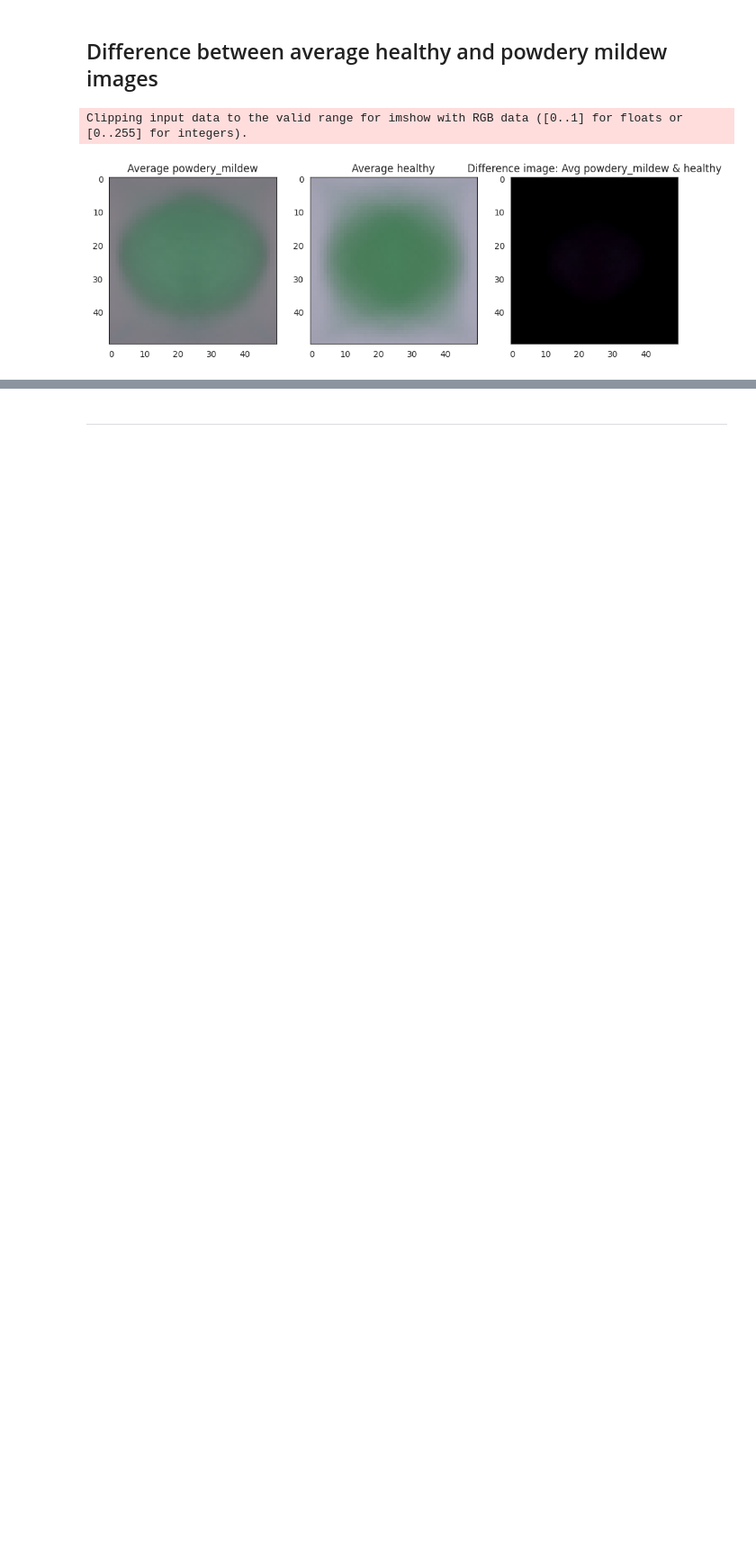
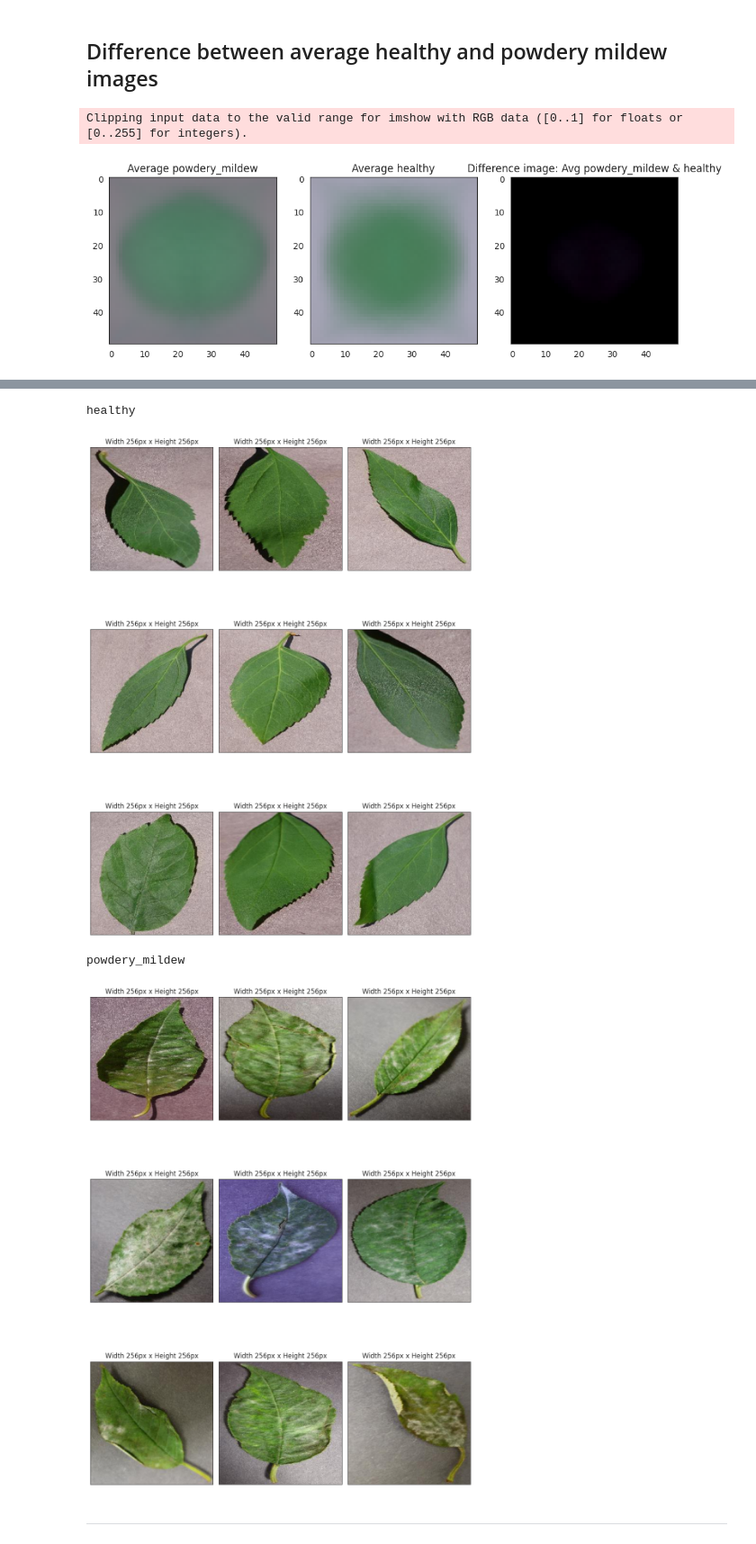
Before and after one commit to idamariasofie/mildew-detection, a Jupyter notebook: jupyter_notebooks/DataVisualization.ipynb, the cells around one changed output, grey strips where cells are left out. Shown at 90% size. Cells and saved outputs as stored; diff of their text form; code cells hidden in the pictures; blank space fills up the shorter version.

Commit message:
create image_montage

```diff
--- a/jupyter_notebooks/DataVisualization.ipynb
+++ b/jupyter_notebooks/DataVisualization.ipynb
@@ -320,2 +322,62 @@ Clipping input data to the valid range for imshow with RGB data ([0..1] for floa
+# %%
+def image_montage(train_df, label_to_display, nrows, ncols, figsize=(15, 10)):
+    """
+    Create a montage of images for a specified label from the train DataFrame.
+
+    Parameters:
+        train_df (pd.DataFrame): DataFrame containing image paths and labels.
+        label_to_display (str): The label for which to create the montage.
+        nrows (int): Number of rows in the montage grid.
+        ncols (int): Number of columns in the montage grid.
+        figsize (tuple, optional): Size of the figure. Defaults to (15, 10).
+
+    Returns:
+        None
+    """
+    # Filter train_df for the specified label
+    images_list = train_df[train_df['label'] == label_to_display]['file'].tolist()
+
+    # Check if there are enough images for the montage
+    if nrows * ncols < len(images_list):
+        img_idx = random.sample(images_list, nrows * ncols)
+    else:
+        print(
+            f"Decrease nrows or ncols to create your montage. \n"
+            f"There are {len(images_list)} in your subset. "
+            f"You requested a montage with {nrows * ncols} spaces")
+        return
+
+    # Create a list of axes indices based on nrows and ncols
+    list_rows = range(0, nrows)
+    list_cols = range(0, ncols)
+    plot_idx = list(itertools.product(list_rows, list_cols))
+
+    # Create a Figure and display images
+    fig, axes = plt.subplots(nrows=nrows, ncols=ncols, figsize=figsize)
+    for x in range(0, nrows * ncols):
+        img = imread(img_idx[x])
+        img_shape = img.shape
+        axes[plot_idx[x][0], plot_idx[x][1]].imshow(img)
+        axes[plot_idx[x][0], plot_idx[x][1]].set_title(
+            f"Width {img_shape[1]}px x Height {img_shape[0]}px")
+        axes[plot_idx[x][0], plot_idx[x][1]].set_xticks([])
+        axes[plot_idx[x][0], plot_idx[x][1]].set_yticks([])
+    plt.tight_layout()
+    plt.show()
+
+# Call image_montage for each label in train_df
+for label in train_df['label'].unique():
+    print(label)
+    image_montage(train_df=train_df,
+                  label_to_display=label,
+                  nrows=3, ncols=3,
+                  figsize=(10, 15)
+                  )
+    print("\n")
+# %% [output]
+healthy
+[figure, added]
+powdery_mildew
+[figure, added]
 # %% [markdown]
 ---
```
Also changed, not shown: parts of 4 cells of this notebook.
